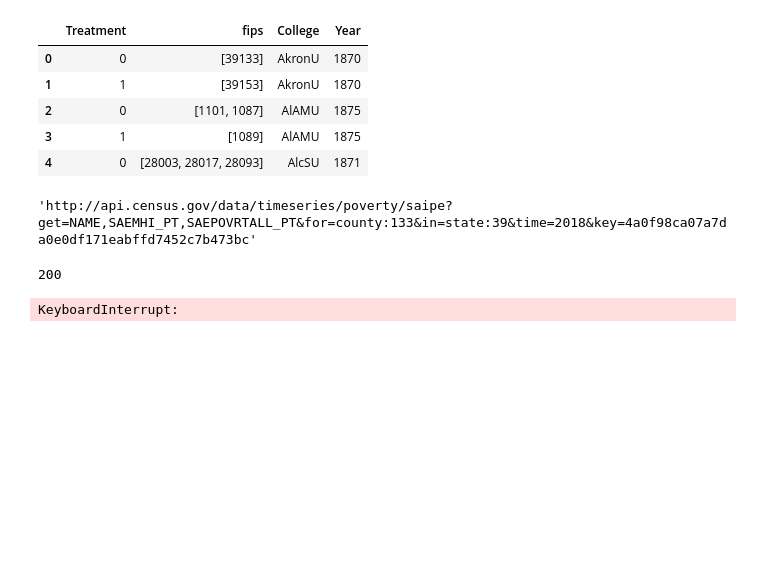
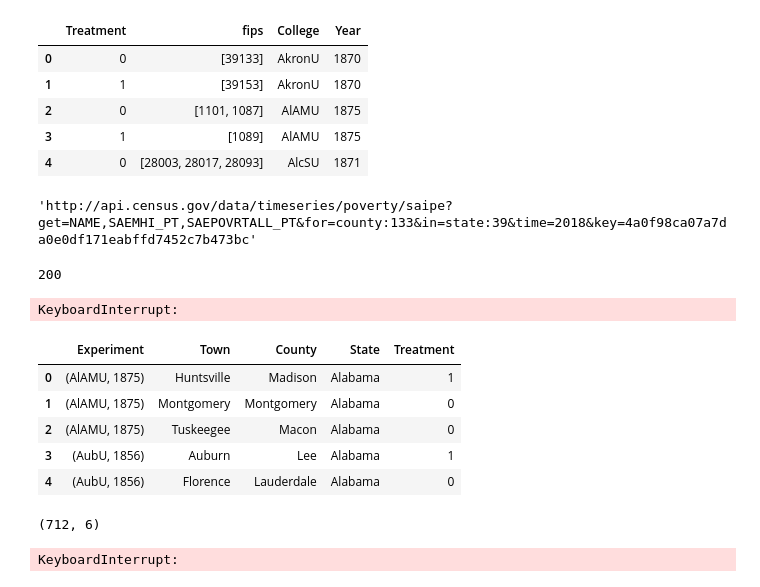
Before and after one commit to smilingssteph/FinalProjects, a Jupyter notebook: ECON 428/API Requests.ipynb, the cells around one changed output. Saved outputs shown, nothing was run; the diff lists cells and outputs as text; code cells hidden in the pictures; blank space fills up the shorter version.

```diff
--- a/ECON 428/API Requests.ipynb
+++ b/ECON 428/API Requests.ipynb
@@ -89,3 +89,14 @@ for fip in all_fips:
         writer.writerows(data)
 # %% [output]
 KeyboardInterrupt:
+# %%
+df['Experiment'] = list(zip(df['College_Abbrev'], df['Year_Founded']))
+df3 = df[["Experiment", "Town", "County", "State", "Treatment"]].copy()
+df3.head()
+# %% [output]
+|  | Experiment | Town | County | State | Treatment |
+| 0 | (AlAMU, 1875) | Huntsville | Madison | Alabama | 1 |
+| 1 | (AlAMU, 1875) | Montgomery | Montgomery | Alabama | 0 |
+| 2 | (AlAMU, 1875) | Tuskeegee | Macon | Alabama | 0 |
+| 3 | (AubU, 1856) | Auburn | Lee | Alabama | 1 |
+| 4 | (AubU, 1856) | Florence | Lauderdale | Alabama | 0 |
@@ -91,0 +105,16 @@ KeyboardInterrupt:
+# %%
+df3["Search_Place"] = df3["Town"] + ', ' + df3["State"]
+df3.shape
+# %% [output]
+(712, 6)
+# %%
+df3["Graph"] = None
+
+for i in range(3):
+    try:
+        g = ox.graph_from_place(df3["Search_Place"].iloc[i], simplify = True, network_type = "drive")
+    except Exception as e:
+        g = None
+    df3["Graph"].iloc[i] = g
+# %% [output]
+KeyboardInterrupt:
```
Also changed, not shown: parts of 3 cells of this notebook, 12 other files.
